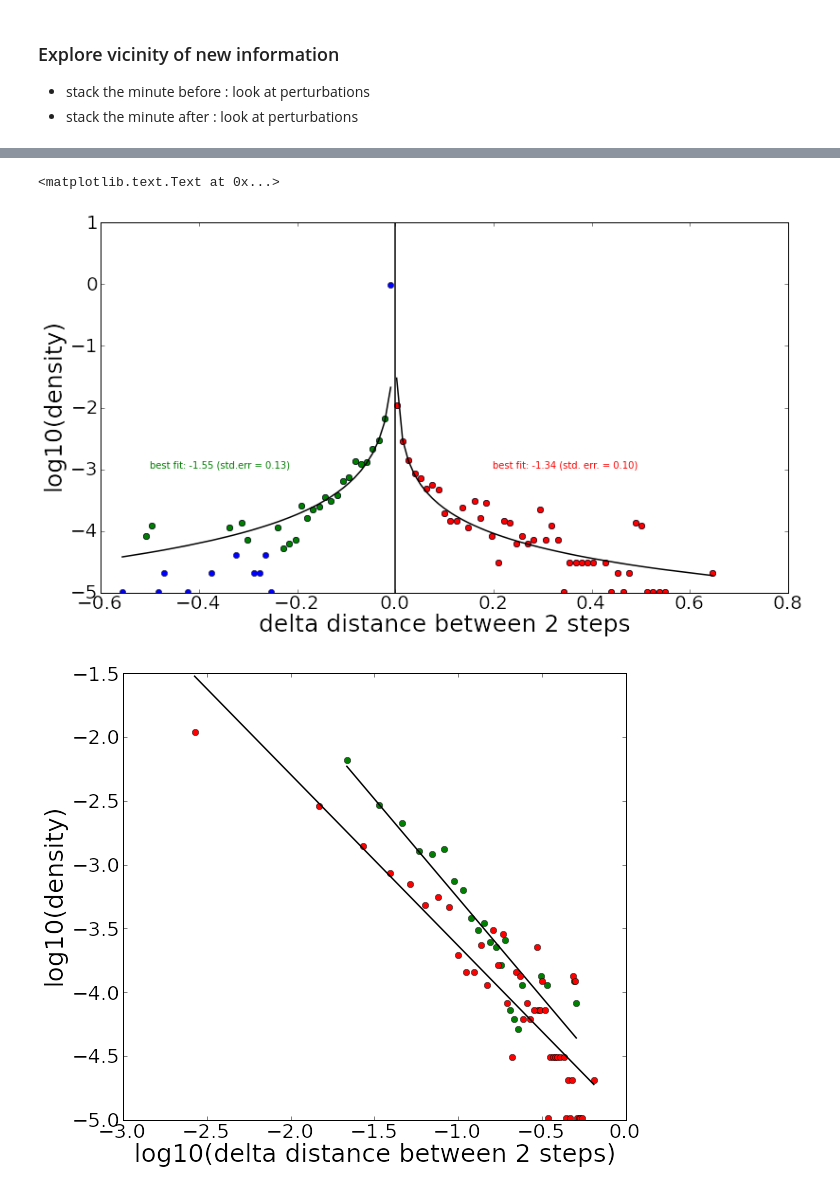
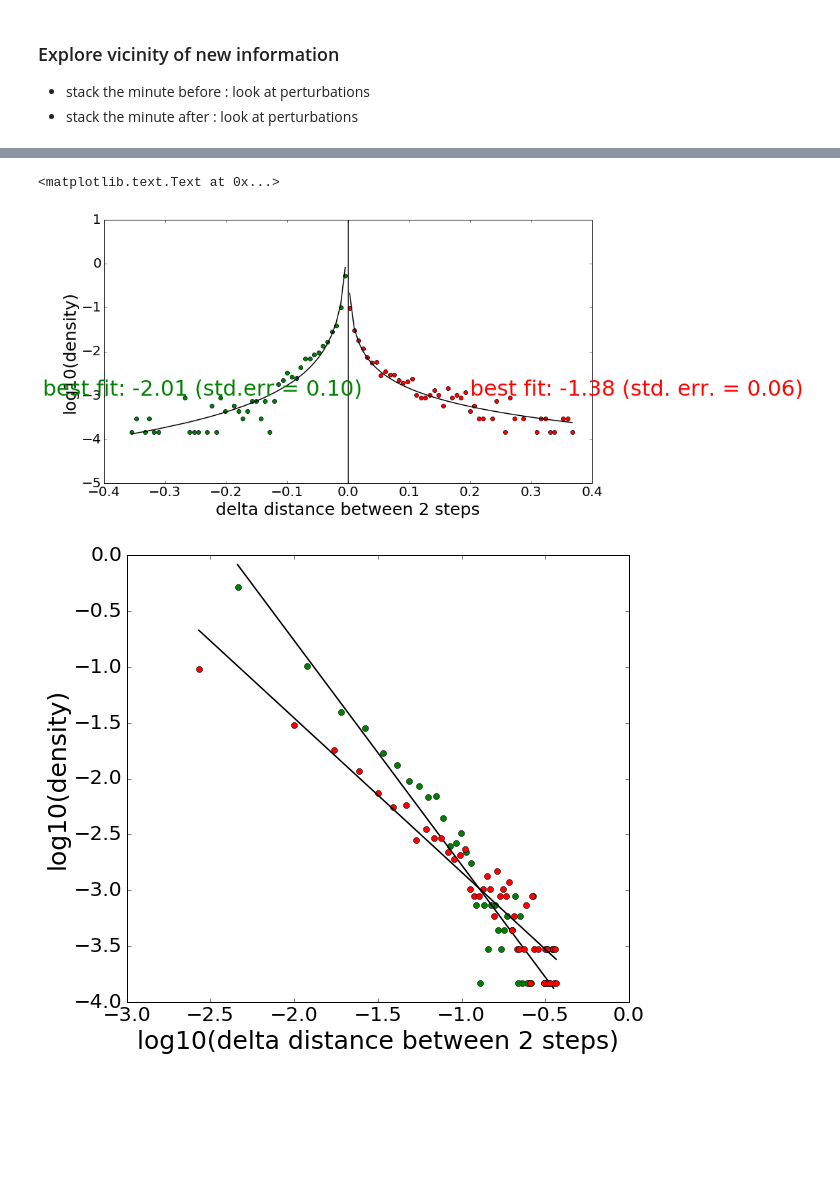
Before and after one commit to wazaahhh/bayesLearn, a Jupyter notebook: scripts/bayesLearn.ipynb, the cells around one changed output, grey strips where cells are left out. Cells and saved outputs as stored; diff of their text form; code cells hidden in the pictures; blank space fills up the shorter version.

```diff
--- a/scripts/bayesLearn.ipynb
+++ b/scripts/bayesLearn.ipynb
@@ -85,7 +87,7 @@ params = {'backend': 'ps',
           'figure.figsize': fig_size}
 pl.rcParams.update(params)
 # %%
-dir = "/Users/maithoma/work/untrackedProjects/johannes/"
+dir = "/Users/maithoma/github/bayesLearn/scripts/"
 # %%
 simplName = "simpleConvergenceMeans"
 complName = "complexConvergenceMeans"
@@ -95,11 +97,6 @@ compl = open(dir + "Data/complexConvergenceMeans.csv",'rb').read().split(",")
 learn13 = open(dir + "Data/person13Learning.csv",'rb').read().split("\n")
 explor = open(dir + "Data/exploration.csv",'rb').read().split("\n")
 
-#for l,line in enumerate(explor[1:]):
-#    try:
-#        explor[l] = map(float,line.split(","))
-#    except:
-#        print line
 
 for l,line in enumerate(learn13):
     #print line.split(",")
@@ -110,7 +107,8 @@ for l,line in enumerate(learn13):
 
 learn13 = np.array(learn13)
 
-dfAllLearning = pandas.DataFrame.from_csv(dir + "Data/AllLearning.csv")
+#dfAllLearning = pandas.DataFrame.from_csv(dir + "Data/AllLearning.csv")#simple
+dfAllLearning = pandas.DataFrame.from_csv(dir + "Data/complex_distances.csv")# complex
 dfExplor = pandas.DataFrame.from_csv(dir + "Data/exploration.csv")
 dfExplor = dfExplor[:-1]
 
@@ -258,5 +242,6 @@ pl.ylabel("log10(density)")
 # %%
 pl.figure(1,(13,7))
+DF = DF[DF!=0]
 H = pl.histogram(DF,bins = 100)
 x = H[1][:-1]
 print np.mean(x)
@@ -281,7 +266,7 @@ pl.ylabel("log10(density)")
 
 #Fit negative part
 #cMinus = (x < -0.0001)*(y > 0)
-cMinus = (x < -0.02)*(y > 5e-5)
+cMinus = (x > -1.3)*(x < 0)#*(y > 5e-10)
 print "highest density", max(y),x[np.argmax(y)]
 lx = np.log10(-x[cMinus])
 ly = np.log10(y[cMinus])
@@ -352,8 +337,9 @@ x = np.linspace(0,0.7,20)
 yPos = fitPos[0]*np.log10(x) + fitPos[1]
 yNeg = fitNeg[0]*np.log10(x) + fitNeg[1]
 ly = yNeg - yPos
-print fitNeg[0] - fitPos[0]
+print "diff:", fitNeg[0] - fitPos[0]
 pl.plot(x,ly,'k-',lw=1.5)
+pl.plot(x,np.zeros_like(x),'k-')
 
 pl.xlabel("log10(delta distance between 2 steps)")
 pl.ylabel("log10[diff(density)]")
@@ -371,3 +357,3 @@ LinregressResult(slope=-1.3421111552911158, intercept=-4.9770742368992442, rvalu
 <matplotlib.text.Text at 0x...>
-[figure, old version]
+[figure, new version]
-[figure, old version]
+[figure, new version]
```
Also changed, not shown: parts of 13 cells of this notebook, 15 other files.
